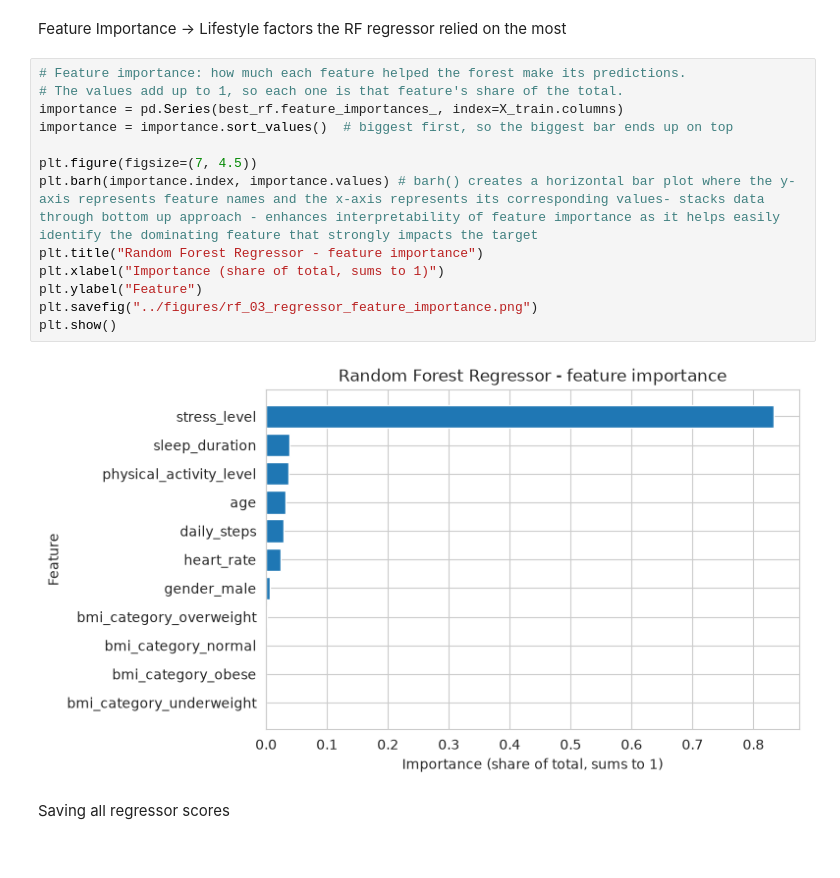
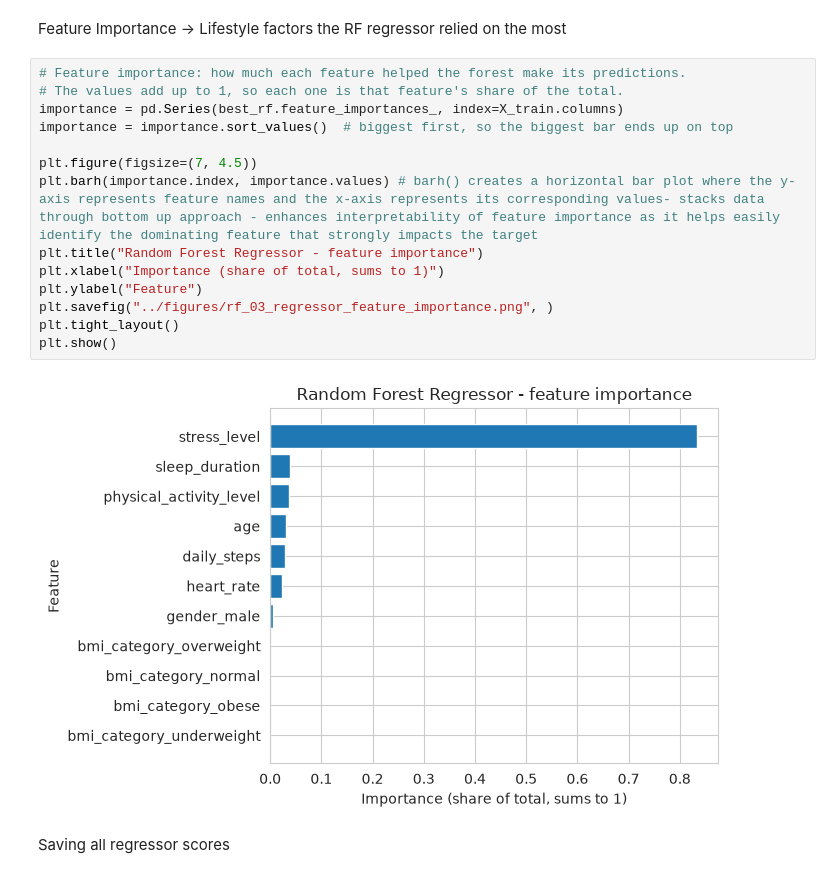
Before and after one commit to HamsMSaidam/QUALIFY, a Jupyter notebook: notebooks/02_EDA_randomforest_layan.ipynb, the cells around one changed output. Cells and saved outputs as stored; diff of their text form.

Commit message:
Add tight layout to adjust spacing of horizontal bar chart

```diff
--- a/notebooks/02_EDA_randomforest_layan.ipynb
+++ b/notebooks/02_EDA_randomforest_layan.ipynb
@@ -498,18 +498,19 @@ Feature Importance -> Lifestyle factors the RF regressor relied on the most
 # %%
 # Feature importance: how much each feature helped the forest make its predictions.
 # The values add up to 1, so each one is that feature's share of the total.
 importance = pd.Series(best_rf.feature_importances_, index=X_train.columns)
 importance = importance.sort_values()  # biggest first, so the biggest bar ends up on top
 
 plt.figure(figsize=(7, 4.5))
 plt.barh(importance.index, importance.values) # barh() creates a horizontal bar plot where the y-axis represents feature names and the x-axis represents its corresponding values- stacks data through bottom up approach - enhances interpretability of feature importance as it helps easily identify the dominating feature that strongly impacts the target
 plt.title("Random Forest Regressor - feature importance")
 plt.xlabel("Importance (share of total, sums to 1)")
 plt.ylabel("Feature")
-plt.savefig("../figures/rf_03_regressor_feature_importance.png")
+plt.savefig("../figures/rf_03_regressor_feature_importance.png", )
+plt.tight_layout()
 plt.show()
 # %% [output]
-[figure, old version]
+[figure, new version]
 # %% [markdown]
 Saving all regressor scores
 # %%
```
Also changed, not shown: 1 other file.
